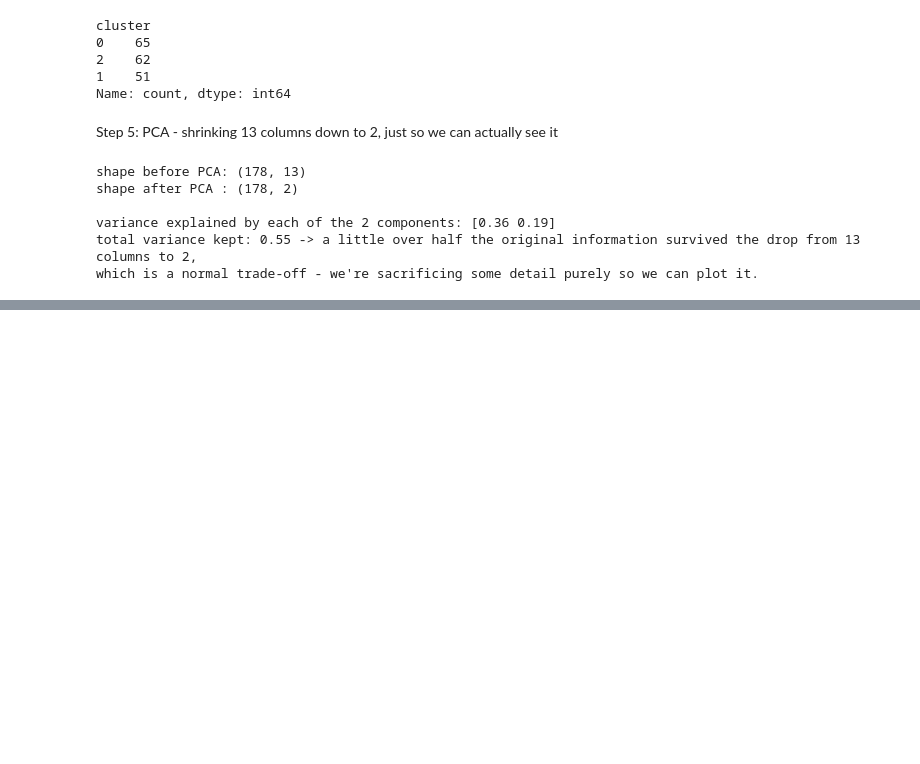
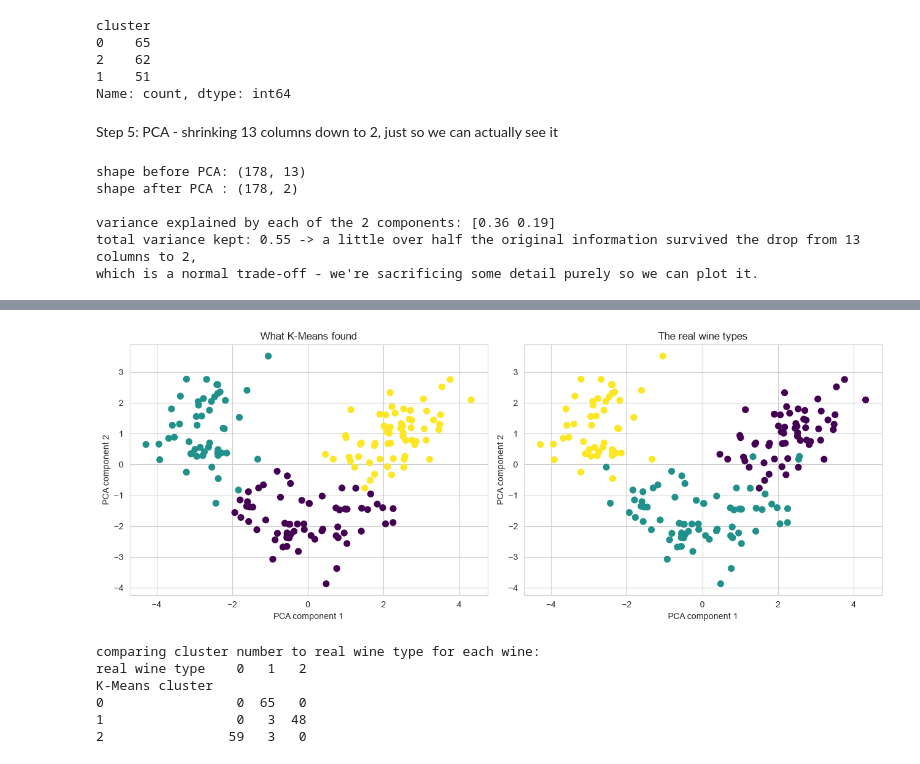
Before and after one commit to santoshkhadka615-syp/AI-ML-Internship, a Jupyter notebook: Week 8 Unsupervised Learning & NLP Basics/Clustering and PCA.ipynb, the cells around one changed output, grey strips where cells are left out. Saved outputs shown, nothing was run; the diff lists cells and outputs as text; code cells hidden in the pictures; blank space fills up the shorter version.

```diff
--- a/Week 8 Unsupervised Learning & NLP Basics/Clustering and PCA.ipynb
+++ b/Week 8 Unsupervised Learning & NLP Basics/Clustering and PCA.ipynb
@@ -115,0 +133,28 @@ which is a normal trade-off - we're sacrificing some detail purely so we can plo
+# %%
+fig, axes = plt.subplots(1, 2, figsize=(13, 5))
+
+axes[0].scatter(X_pca[:, 0], X_pca[:, 1], c=cluster_labels, cmap="viridis", s=50)
+axes[0].set_title("What K-Means found")
+axes[0].set_xlabel("PCA component 1")
+axes[0].set_ylabel("PCA component 2")
+
+axes[1].scatter(X_pca[:, 0], X_pca[:, 1], c=true_labels, cmap="viridis", s=50)
+axes[1].set_title("The real wine types")
+axes[1].set_xlabel("PCA component 1")
+axes[1].set_ylabel("PCA component 2")
+
+plt.tight_layout()
+plt.show()
+
+print("comparing cluster number to real wine type for each wine:")
+comparison_table = pd.crosstab(cluster_labels, true_labels,
+                                rownames=["K-Means cluster"], colnames=["real wine type"])
+print(comparison_table)
+# %% [output]
+[figure, added]
+comparing cluster number to real wine type for each wine:
+real wine type    0   1   2
+K-Means cluster
+0                 0  65   0
+1                 0   3  48
+2                59   3   0
```
Also changed, not shown: parts of 4 cells of this notebook.
